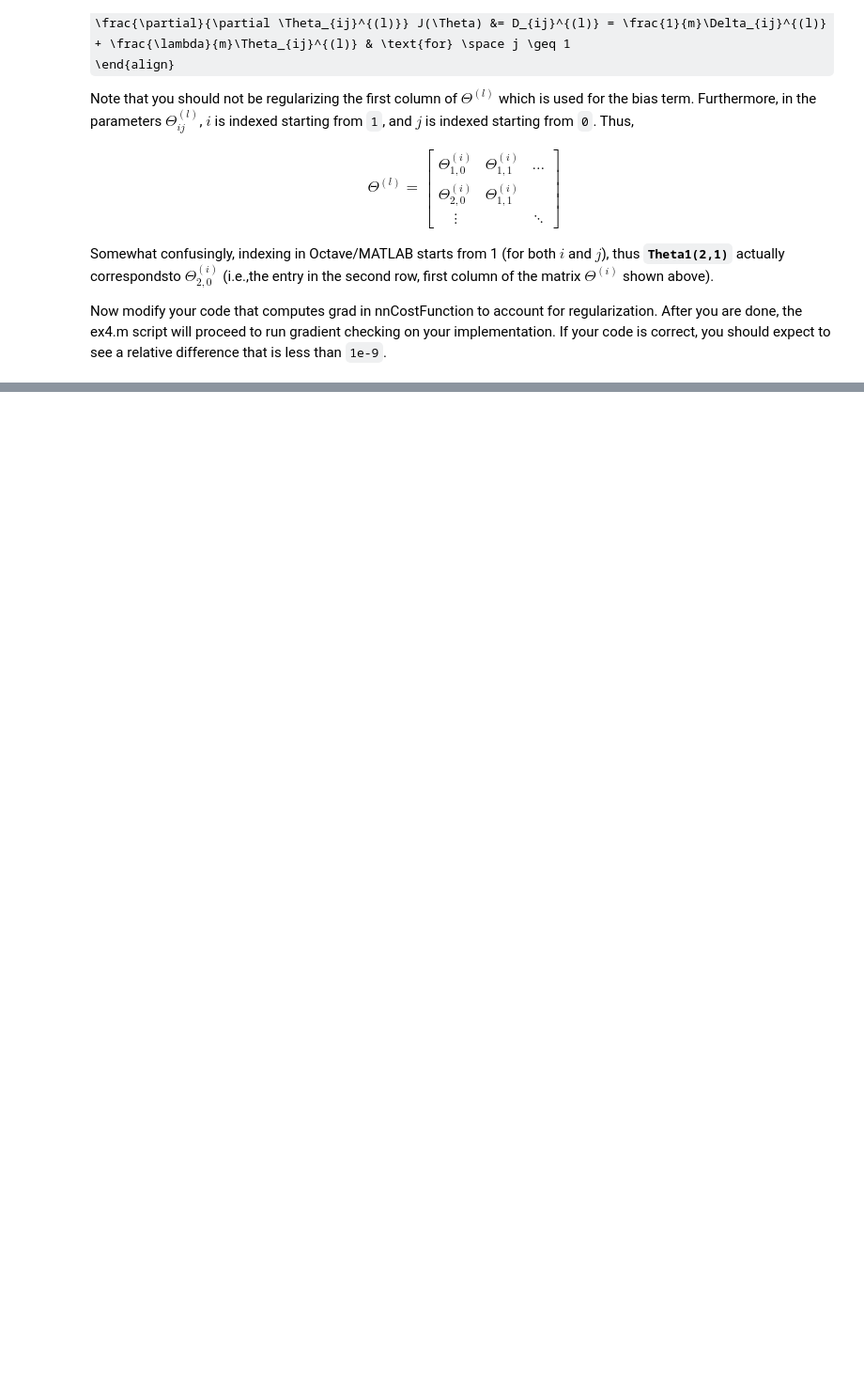
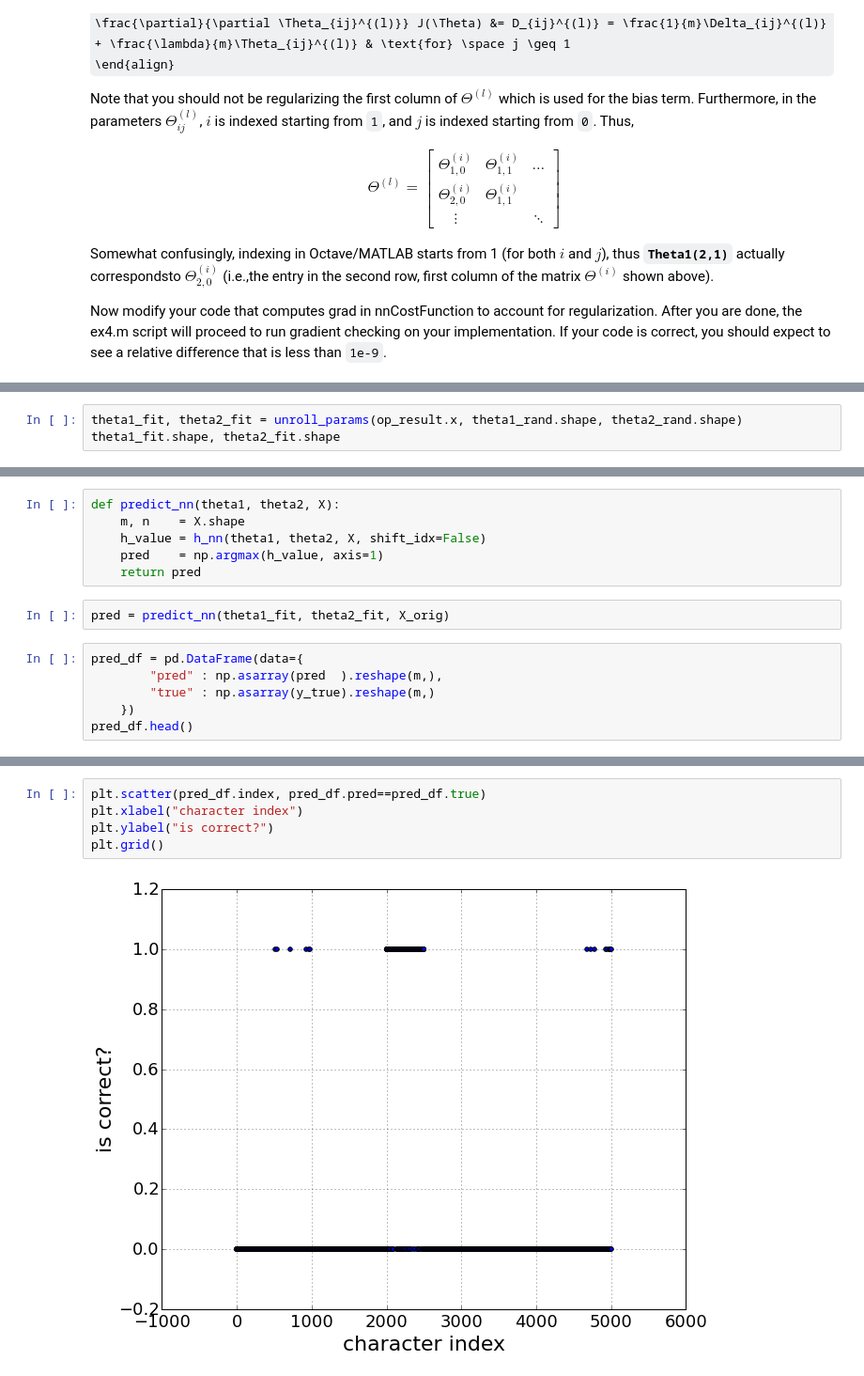
Before and after one commit to nakicam/DataScienceTraining, a Jupyter notebook: courses/coursera_ml008/hw4/hw4_neural_networks_learning.ipynb, the cells around one changed output, grey strips where cells are left out. Shown at 94% size. Drawn from its saved outputs; the diff is of its cells as text; some formulas as TeX source; blank space fills up the shorter version.

Commit message:
hw4 predict still off

```diff
--- a/courses/coursera_ml008/hw4/hw4_neural_networks_learning.ipynb
+++ b/courses/coursera_ml008/hw4/hw4_neural_networks_learning.ipynb
@@ -694,0 +771,3 @@ Now modify your code that computes grad in nnCostFunction to account for regular
+# %%
+theta1_fit, theta2_fit = unroll_params(op_result.x, theta1_rand.shape, theta2_rand.shape)
+theta1_fit.shape, theta2_fit.shape
@@ -694,0 +776,14 @@ Now modify your code that computes grad in nnCostFunction to account for regular
+# %%
+def predict_nn(theta1, theta2, X):
+    m, n    = X.shape
+    h_value = h_nn(theta1, theta2, X, shift_idx=False)
+    pred    = np.argmax(h_value, axis=1)
+    return pred
+# %%
+pred = predict_nn(theta1_fit, theta2_fit, X_orig)
+# %%
+pred_df = pd.DataFrame(data={
+        "pred" : np.asarray(pred  ).reshape(m,),
+        "true" : np.asarray(y_true).reshape(m,)
+    })
+pred_df.head()
@@ -694,0 +797,7 @@ Now modify your code that computes grad in nnCostFunction to account for regular
+# %%
+plt.scatter(pred_df.index, pred_df.pred==pred_df.true)
+plt.xlabel("character index")
+plt.ylabel("is correct?")
+plt.grid()
+# %% [output]
+[figure, added]
```
Also changed, not shown: parts of 17 cells of this notebook.
